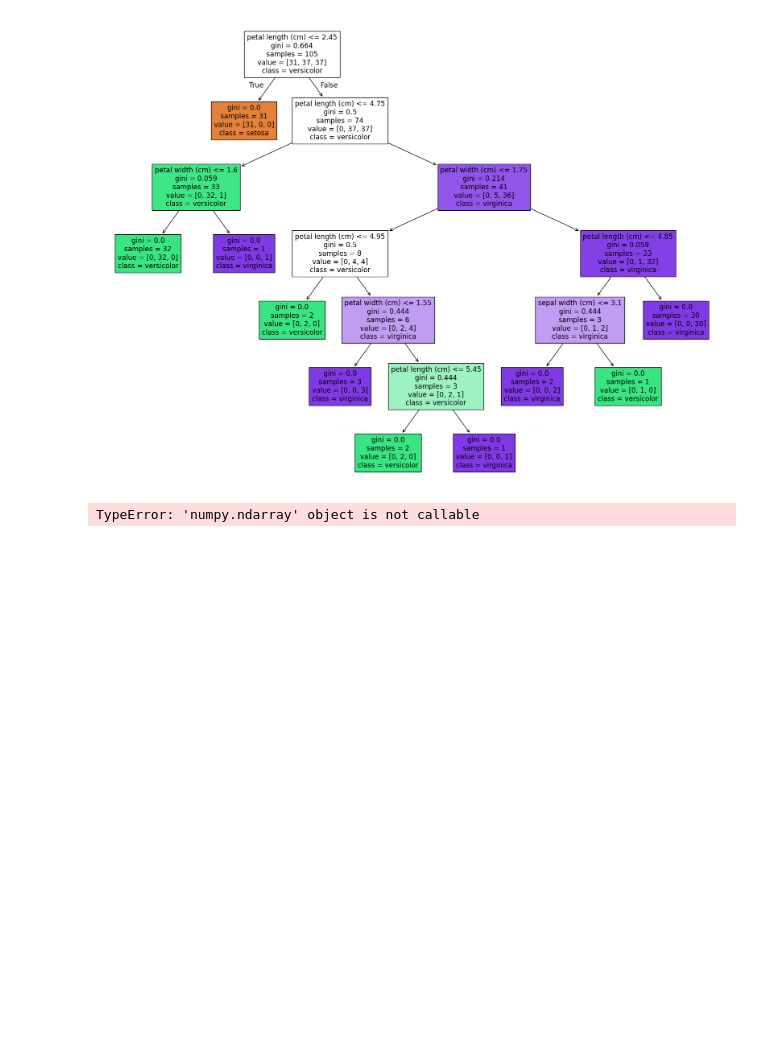
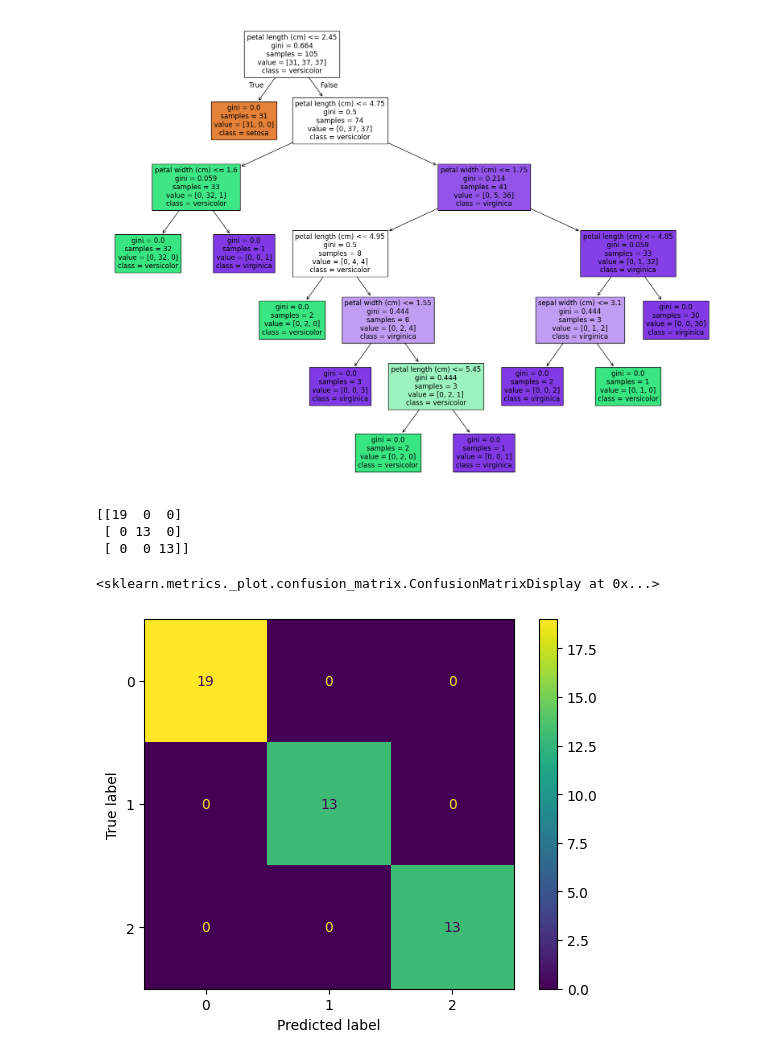
Before and after one commit to mateuszlamla/SEMESTR5, a Jupyter notebook: Algorytmy_eksploracji_danych/lab7.ipynb, the cells around one changed output. Drawn from its saved outputs; the diff is of its cells as text; code cells hidden in the pictures; blank space fills up the shorter version.

```diff
--- a/Algorytmy_eksploracji_danych/lab7.ipynb
+++ b/Algorytmy_eksploracji_danych/lab7.ipynb
@@ -49,6 +49,14 @@ plt.show()
 [figure]
 # %%
 confusion_matrix = confusion_matrix(y_test, y_pred)
-print(confusion_matrix)
-# %% [output]
-TypeError: 'numpy.ndarray' object is not callable
+# %%
+print(confusion_matrix)
+# %% [output]
+[[19  0  0]
+ [ 0 13  0]
+ [ 0  0 13]]
+# %%
+ConfusionMatrixDisplay(confusion_matrix).plot()
+# %% [output]
+<sklearn.metrics._plot.confusion_matrix.ConfusionMatrixDisplay at 0x...>
+[figure, added]
```
Also changed, not shown: 1 other file.
